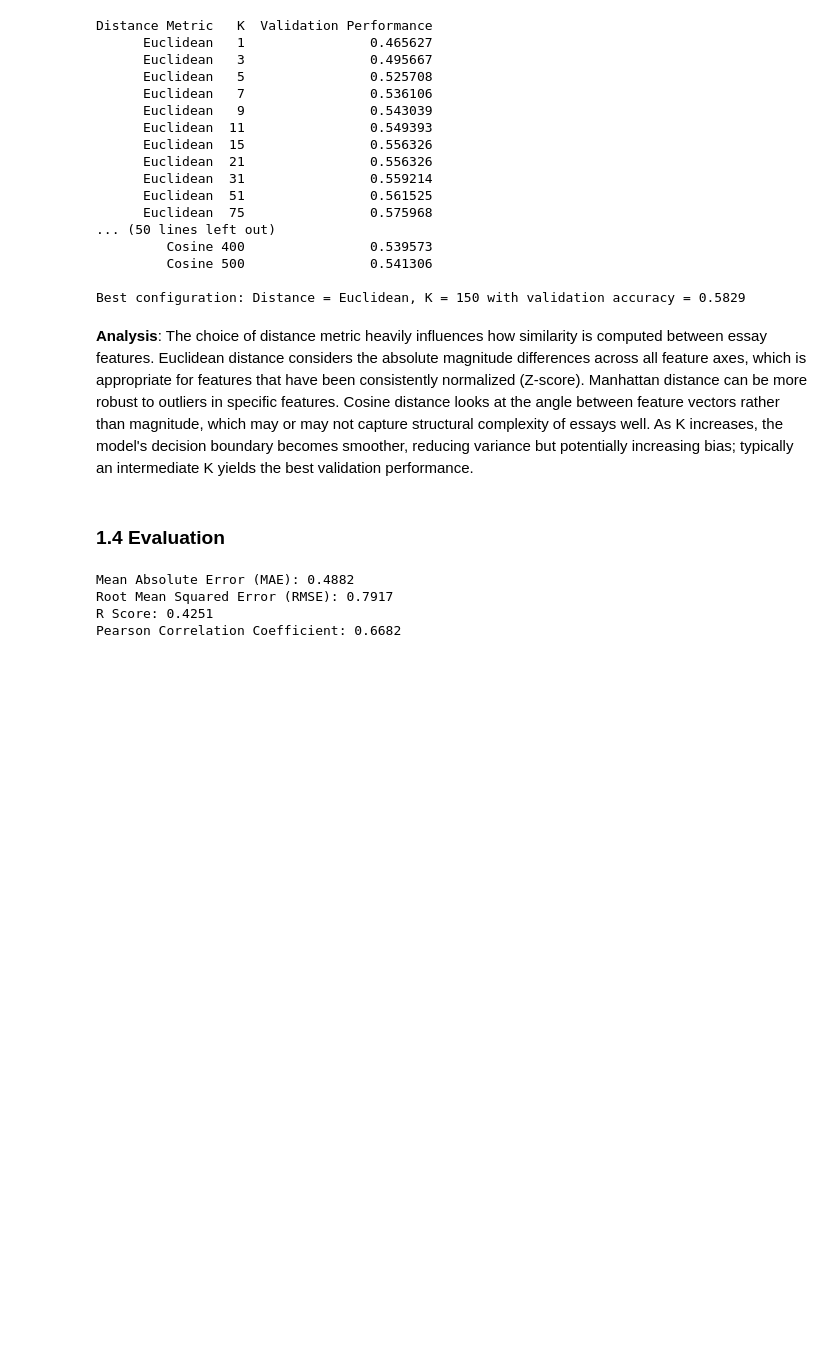
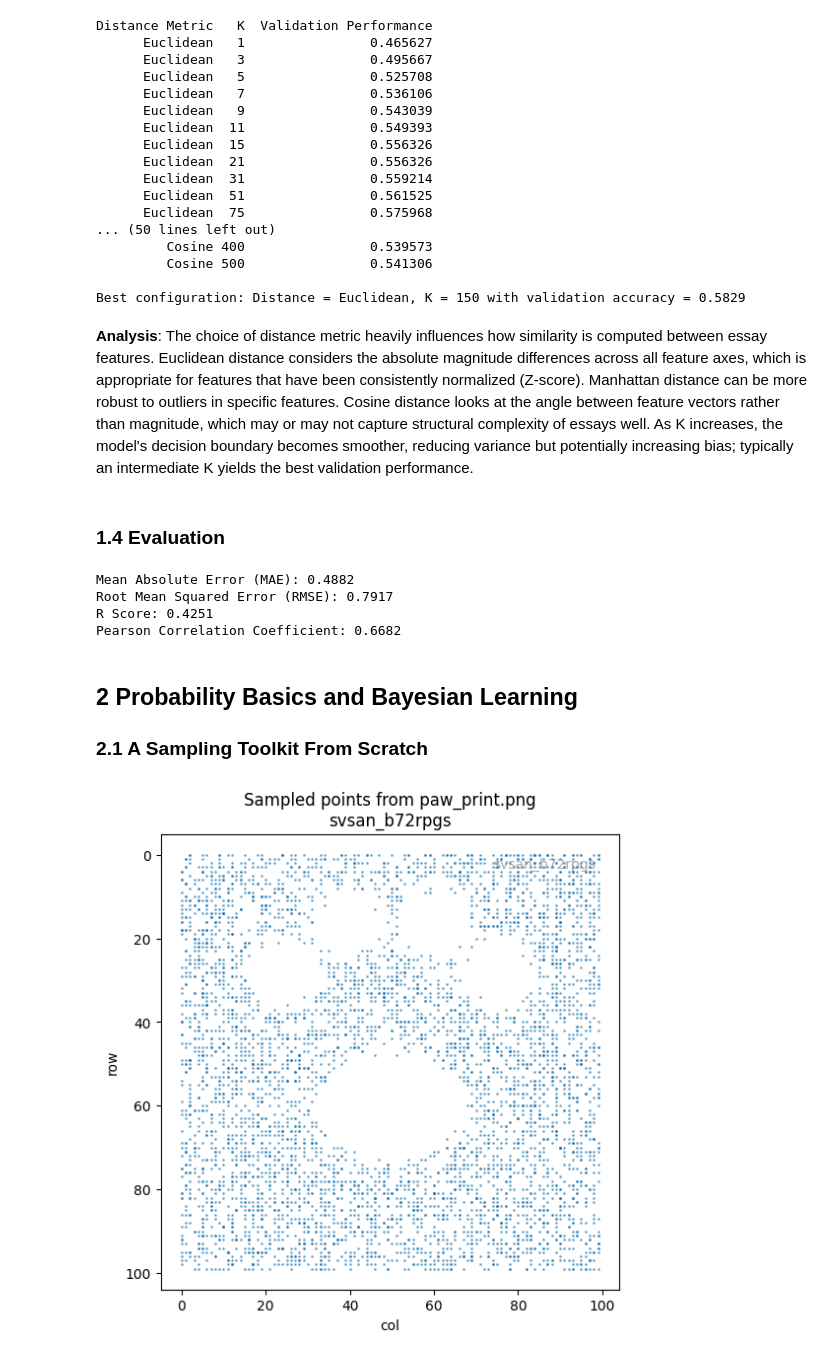
Before and after one commit to santhoshkumar-git644/SMAI_A1, a Jupyter notebook: assignment_1.ipynb, the cells around one changed output. Drawn from its saved outputs; the diff is of its cells as text; code cells hidden in the pictures; blank space fills up the shorter version.

Commit message:
feat: implement random sampling toolkit from scratch (LCG, Gaussian, Binomial, 2D Image density)

```diff
--- a/assignment_1.ipynb
+++ b/assignment_1.ipynb
@@ -308,3 +308,21 @@ Mean Absolute Error (MAE): 0.4882
 Root Mean Squared Error (RMSE): 0.7917
 R Score: 0.4251
 Pearson Correlation Coefficient: 0.6682
+# %% [markdown]
+## 2 Probability Basics and Bayesian Learning
+### 2.1 A Sampling Toolkit From Scratch
+# %%
+# 2.1.1 Uniform Generator (LCG)
+def lcg_uniform_generator(low, high, num_samples, seed):
+    a = 48271
+    m = 2**31 - 1
+    state = seed % m
+    if state == 0:
+        state = 1
+
+    samples = np.empty(num_samples, dtype=float)
+    for i in range(num_samples):
+        state = (a * state) % m
+        u = state / m
+        samples[i] = low + u * (high - low)
+    return samples
@@ -310,0 +351,49 @@ Pearson Correlation Coefficient: 0.6682
+# %%
+# 2.1.4 Image Sampler
+def row_marginal(image):
+    row_sums = np.sum(image, axis=1)
+    return row_sums / np.sum(row_sums)
+
+def col_conditional(image, row):
+    row_data = image[row, :]
+    total = np.sum(row_data)
+    if total == 0:
+        return np.ones_like(row_data) / len(row_data)
+    return row_data / total
+
+def image_generator(image, num_samples, seed):
+    u_rows = lcg_uniform_generator(0, 1, num_samples, seed)
+    u_cols = lcg_uniform_generator(0, 1, num_samples, seed + 1)
+
+    p_row = row_marginal(image)
+    cdf_row = np.cumsum(p_row)
+    rows = np.searchsorted(cdf_row, u_rows)
+
+    cols = np.empty_like(rows)
+    unique_rows = np.unique(rows)
+    cond_cdfs = {}
+    for r in unique_rows:
+        cond_cdfs[r] = np.cumsum(col_conditional(image, r))
+
+    for i, r in enumerate(rows):
+        cols[i] = np.searchsorted(cond_cdfs[r], u_cols[i])
+
+    return np.column_stack((rows, cols))
+
+try:
+    img = np.array(Image.open('paw_print.png').convert('L'))
+    img_prob = 255 - img
+    samples = image_generator(img_prob, 5000, seed)
+
+    plt.figure(figsize=(6, 6))
+    plt.scatter(samples[:, 1], samples[:, 0], s=1, alpha=0.5)
+    plt.gca().invert_yaxis()
+    plt.title(f'Sampled points from paw_print.png\n{username}')
+    plt.xlabel('col')
+    plt.ylabel('row')
+    plt.text(0.95, 0.95, username, ha='right', va='top', transform=plt.gca().transAxes, fontsize=10, color='gray', alpha=0.7)
+    plt.show()
+except FileNotFoundError:
+    print("paw_print.png not found.")
+# %% [output]
+[figure, added]
```
Also changed, not shown: parts of 3 cells of this notebook.
